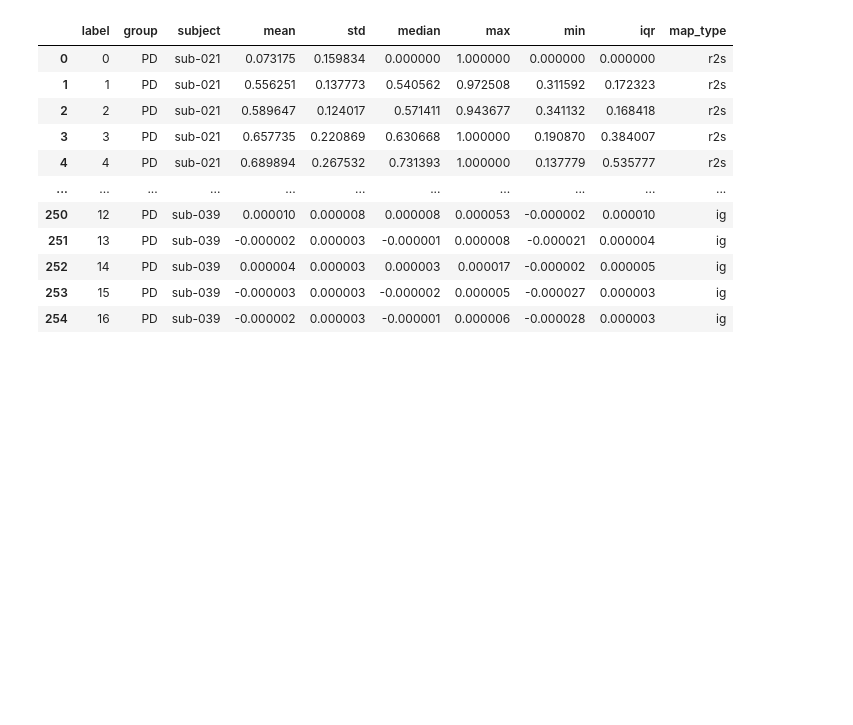
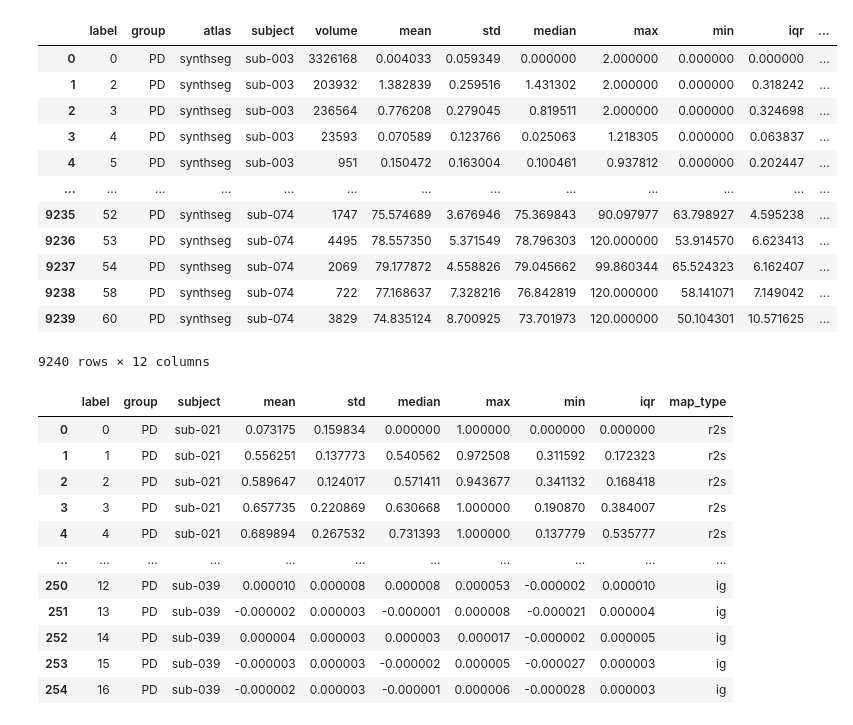
Before and after one commit to alexCortinaU/parkinson_classification, a Jupyter notebook: proc_xai_maps.ipynb, the cells around one changed output. Saved outputs shown, nothing was run; the diff lists cells and outputs as text; code cells hidden in the pictures; blank space fills up the shorter version.

```diff
--- a/proc_xai_maps.ipynb
+++ b/proc_xai_maps.ipynb
@@ -110,3 +88,45 @@ df['group'] = 'PD'
+# %%
+# stats per qMRI map
+root_dir = Path('/mnt/projects/7TPD/bids/derivatives/hMRI_acu/derivatives/hMRI')
+md_df = pd.read_csv(this_path/'bids_3t.csv')
+subjs_to_drop = ['sub-058', 'sub-016']
+for drop_id in subjs_to_drop:
+    md_df.drop(md_df[md_df.id == drop_id].index, inplace=True)
+md_df.reset_index(drop=True, inplace=True)
+
+maps = ['MTsat', 'R1', 'R2s_WLS1', 'PD_R2scorr']
+
+dfs = pd.DataFrame()
+progress_bar = tqdm(range(len(md_df)), total=len(md_df), desc='Processing maps', ncols=110)
+for i in progress_bar:
+    subject = md_df['id'][i]
+    if md_df['group'][i] == 0:
+        group = 'HC'
+    else:
+        group = 'PD'
+    pilot_path = Path(f'/mnt/projects/7TPD/bids/derivatives/hMRI_acu/derivatives/hMRI/{subject}/Results')
+    for map in maps:
+        img_map = nib.load(str(pilot_path/f'brain_masked/{subject}_ses-01prisma3t_echo-01_part-magnitude-acq-MToff_MPM_{map}_w.nii')).get_fdata()
+        df = get_statistics_from_map(img_map, subject, group, atlas_type='synthseg')
+        df['map_type'] = map
+        dfs = pd.concat([dfs, df], axis=0)
+dfs.reset_index(drop=True, inplace=True)
+# dfs.to_csv('/mnt/projects/7TPD/bids/derivatives/hMRI_acu/derivatives/dfs/synthseg_stats.csv', index=False)
+dfs
+# %% [output]
+|  | label | group | atlas | subject | volume | mean | std | median | max | min | iqr | ... |
+| 0 | 0 | PD | synthseg | sub-003 | 3326168 | 0.004033 | 0.059349 | 0.000000 | 2.000000 | 0.000000 | 0.000000 | ... |
+| 1 | 2 | PD | synthseg | sub-003 | 203932 | 1.382839 | 0.259516 | 1.431302 | 2.000000 | 0.000000 | 0.318242 | ... |
+| 2 | 3 | PD | synthseg | sub-003 | 236564 | 0.776208 | 0.279045 | 0.819511 | 2.000000 | 0.000000 | 0.324698 | ... |
+| 3 | 4 | PD | synthseg | sub-003 | 23593 | 0.070589 | 0.123766 | 0.025063 | 1.218305 | 0.000000 | 0.063837 | ... |
+| 4 | 5 | PD | synthseg | sub-003 | 951 | 0.150472 | 0.163004 | 0.100461 | 0.937812 | 0.000000 | 0.202447 | ... |
+| ... | ... | ... | ... | ... | ... | ... | ... | ... | ... | ... | ... | ... |
+| 9235 | 52 | PD | synthseg | sub-074 | 1747 | 75.574689 | 3.676946 | 75.369843 | 90.097977 | 63.798927 | 4.595238 | ... |
+| 9236 | 53 | PD | synthseg | sub-074 | 4495 | 78.557350 | 5.371549 | 78.796303 | 120.000000 | 53.914570 | 6.623413 | ... |
+| 9237 | 54 | PD | synthseg | sub-074 | 2069 | 79.177872 | 4.558826 | 79.045662 | 99.860344 | 65.524323 | 6.162407 | ... |
+| 9238 | 58 | PD | synthseg | sub-074 | 722 | 77.168637 | 7.328216 | 76.842819 | 120.000000 | 58.141071 | 7.149042 | ... |
+| 9239 | 60 | PD | synthseg | sub-074 | 3829 | 74.835124 | 8.700925 | 73.701973 | 120.000000 | 50.104301 | 10.571625 | ... |
+9240 rows × 12 columns
 # %%
 # subjs = {'sub-041': 'PD',
 #          'sub-036': 'HC',
```
Also changed, not shown: parts of 8 cells of this notebook.
